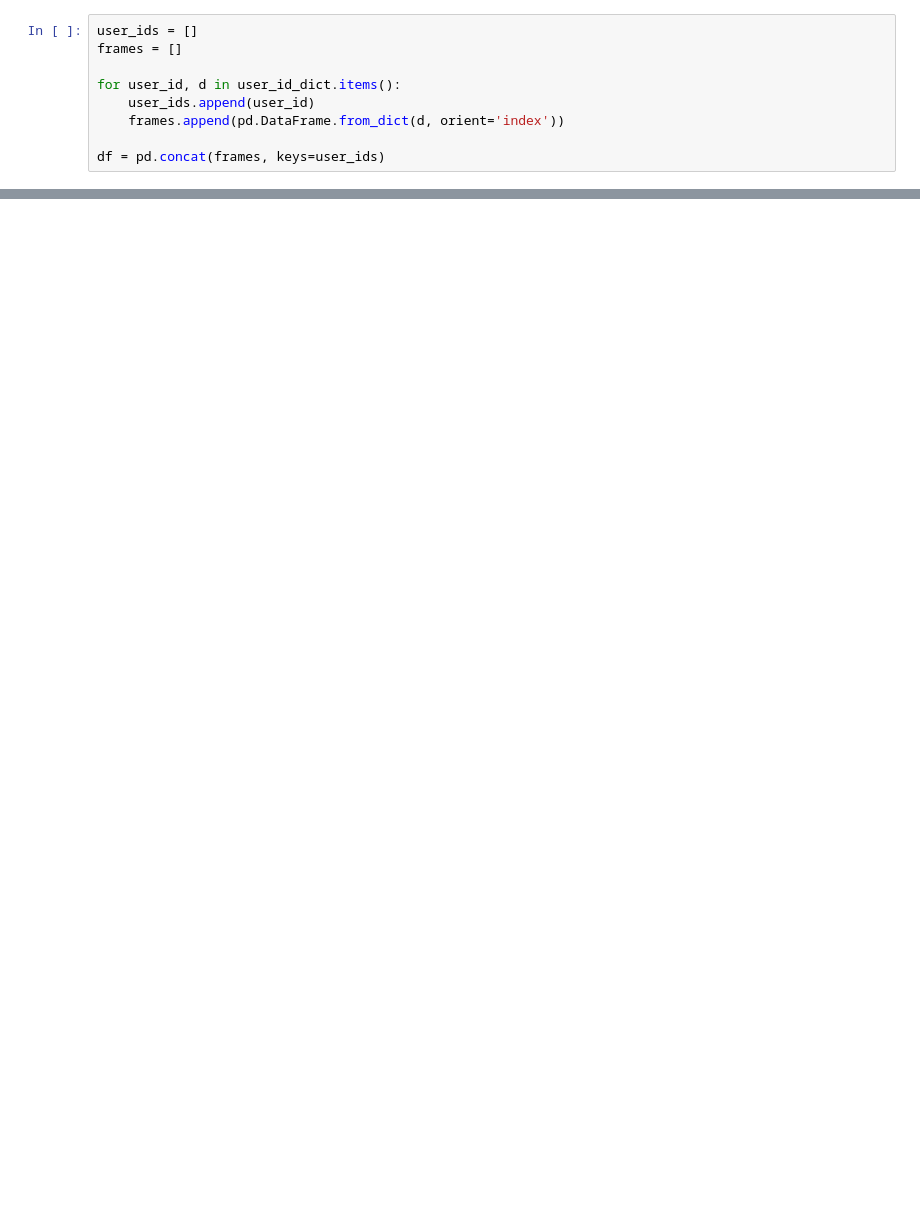
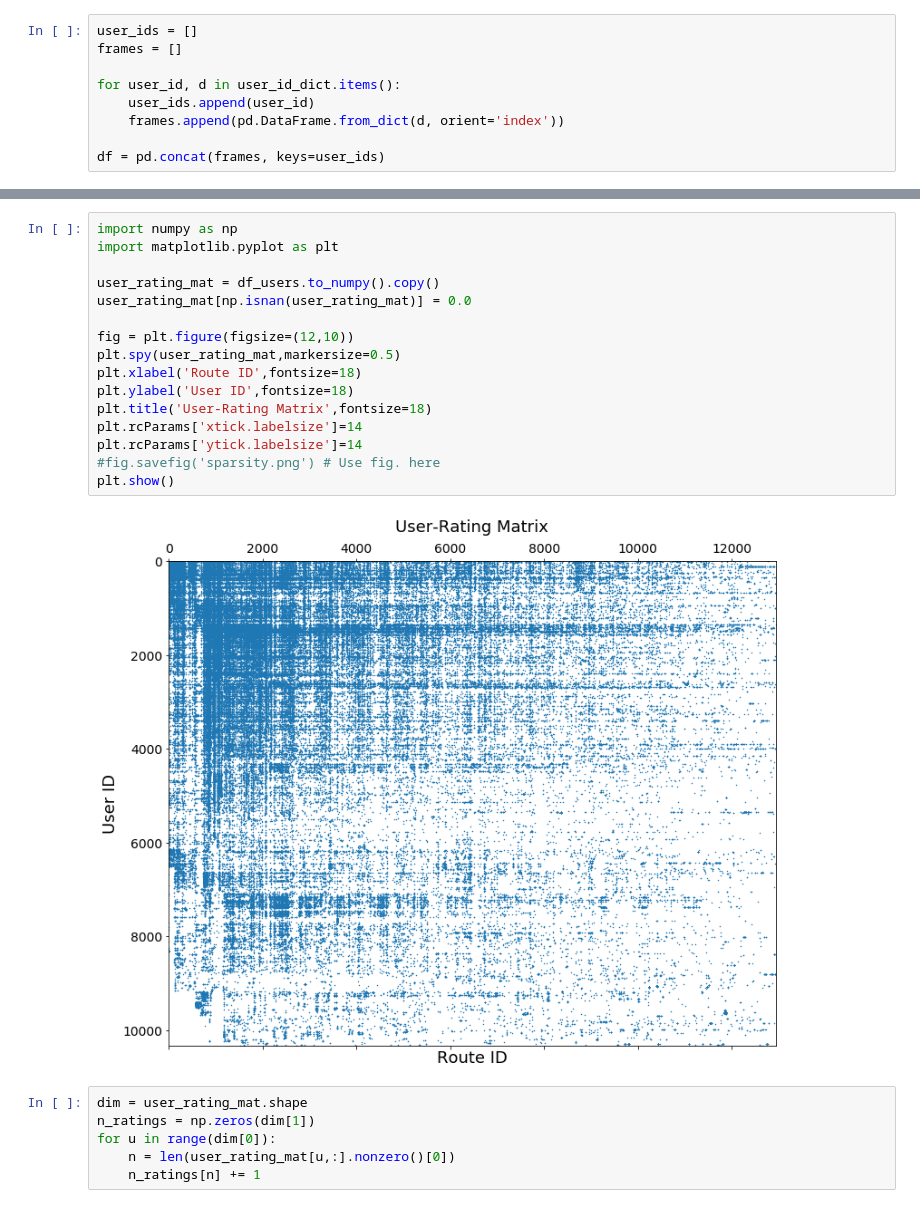
Before and after one commit to glabaria/NextClimb, a Jupyter notebook: MountainProject Data Exploration.ipynb, the cells around one changed output, grey strips where cells are left out. Saved outputs shown, nothing was run; the diff lists cells and outputs as text; blank space fills up the shorter version.

```diff
--- a/MountainProject Data Exploration.ipynb
+++ b/MountainProject Data Exploration.ipynb
@@ -184,0 +226,24 @@ Name: 200077815, dtype: float64
+# %%
+import numpy as np
+import matplotlib.pyplot as plt
+
+user_rating_mat = df_users.to_numpy().copy()
+user_rating_mat[np.isnan(user_rating_mat)] = 0.0
+
+fig = plt.figure(figsize=(12,10))
+plt.spy(user_rating_mat,markersize=0.5)
+plt.xlabel('Route ID',fontsize=18)
+plt.ylabel('User ID',fontsize=18)
+plt.title('User-Rating Matrix',fontsize=18)
+plt.rcParams['xtick.labelsize']=14
+plt.rcParams['ytick.labelsize']=14
+#fig.savefig('sparsity.png') # Use fig. here
+plt.show()
+# %% [output]
+[figure, added]
+# %%
+dim = user_rating_mat.shape
+n_ratings = np.zeros(dim[1])
+for u in range(dim[0]):
+    n = len(user_rating_mat[u,:].nonzero()[0])
+    n_ratings[n] += 1
```
Also changed, not shown: parts of 28 cells of this notebook, 3 other files.
